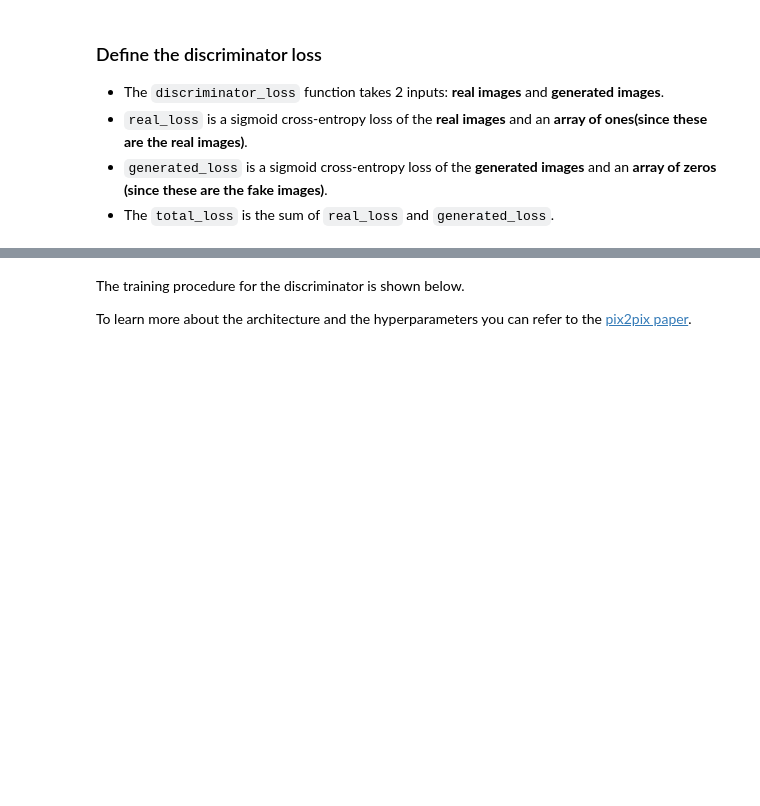
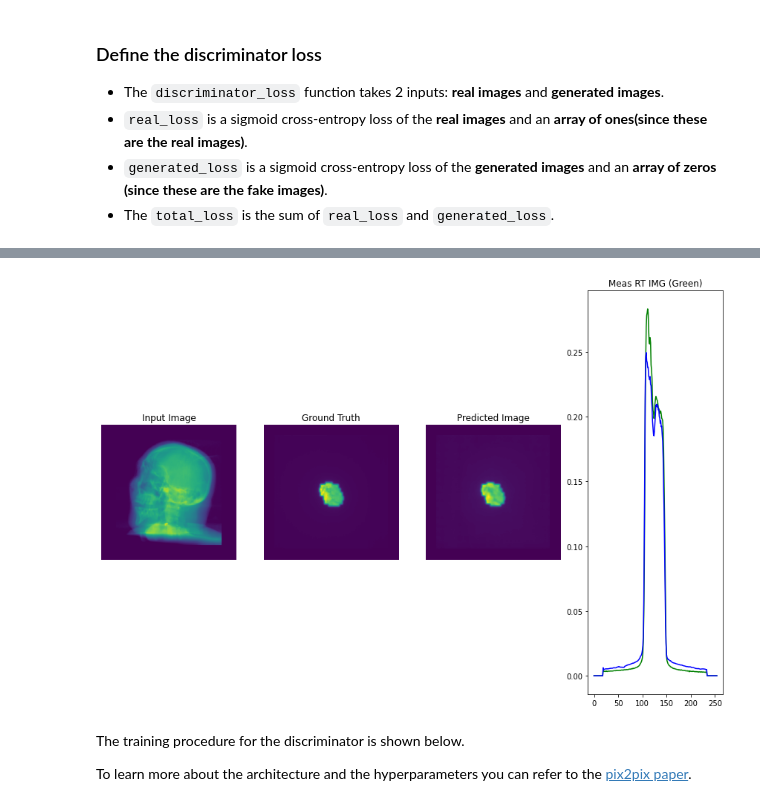
Before and after one commit to cbojechko/Image_Prediction, a Jupyter notebook: DeepLearningTools/3chan_nifti_GAN.ipynb, the cells around one changed output, grey strips where cells are left out. Saved outputs shown, nothing was run; the diff lists cells and outputs as text; code cells hidden in the pictures; blank space fills up the shorter version.

```diff
--- a/DeepLearningTools/3chan_nifti_GAN.ipynb
+++ b/DeepLearningTools/3chan_nifti_GAN.ipynb
@@ -640,12 +724,3 @@ def discriminator_loss(disc_real_output, disc_generated_output):
 # %%
 mae = tf.keras.metrics.MeanAbsoluteError()
 mae_loss = tf.keras.losses.MeanAbsoluteError()
-# %%
-generator = Generator()
-generator.compile(optimizer=tf.keras.optimizers.Adam(5e-4, beta_1=0.5),
-                  loss=mae_loss)
-train_gen = data_generators['train']
-val_gen = data_generators['validation']
-generator.fit(train_gen.data_set, steps_per_epoch=len(train_gen),
-              validation_data=train_gen.data_set, epochs=50,
-              validation_steps=len(val_gen))
@@ -653,0 +727,23 @@ Epoch 1/50
+# %%
+from gc import callbacks
+for scale in [1, 2, 3, 4]:
+  for size in [3, 4, 5]:
+    for lr in [1e-3]:
+      tensorboard = tf.keras.callbacks.TensorBoard(log_dir=tensorboard_output, profile_batch=0,
+                                                   write_graph=False)
+      early_stop = tf.keras.callbacks.EarlyStopping(monitor='loss', patience=30)
+      generator = Generator(scale=scale, size=size)
+      tensorboard_output = "/content/drive/MyDrive/Colab Notebooks/logs/size{}_scale{}_lr{}".format(scale, size, lr)
+      print(tensorboard_output)
+      if not os.path.exists(tensorboard_output):
+        os.makedirs(tensorboard_output)
+      else:
+        continue
+      generator.compile(optimizer=tf.keras.optimizers.Adam(lr, beta_1=0.5),
+                        loss=mae_loss)
+      train_gen = data_generators['train']
+      val_gen = data_generators['validation']
+      generator.fit(train_gen.data_set, steps_per_epoch=len(train_gen),
+                    validation_data=train_gen.data_set, epochs=5000,
+                    validation_steps=len(val_gen), callbacks=[tensorboard, early_stop])
+      generator.save(os.path.join(tensorboard_output, 'final_model.h5'))
@@ -654,3 +769,12 @@ Epoch 1/50
+# %%
+val_iterator = iter(val_gen.data_set)
+# %%
+x, y = next(val_iterator)
+# %%
+pred = generator.predict(x)
+plot_images(pred, x[0], y[0])
+# %% [output]
+[figure, added]
 # %% [markdown]
 The training procedure for the discriminator is shown below.
 
```
Also changed, not shown: parts of 10 cells of this notebook.
